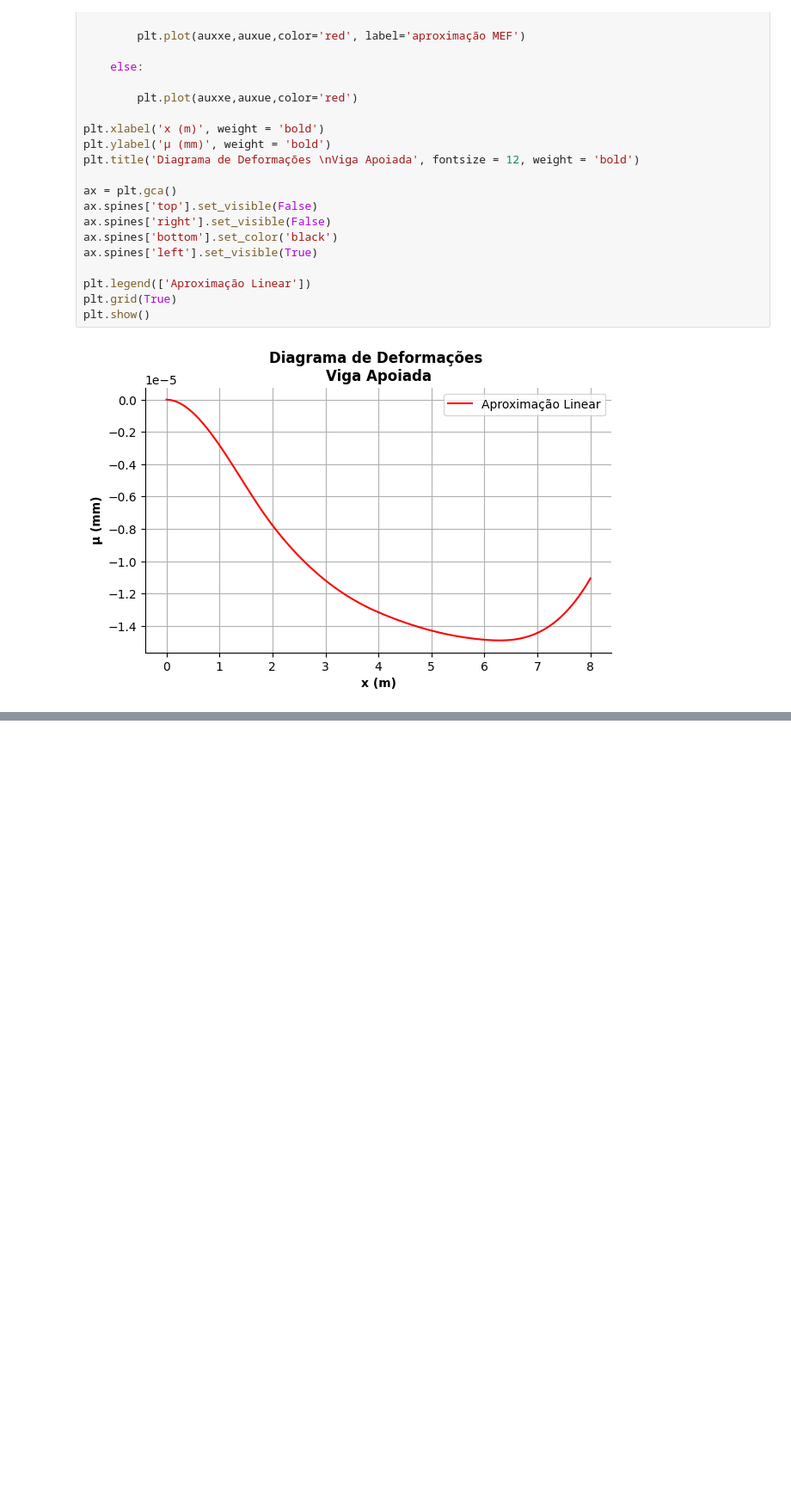
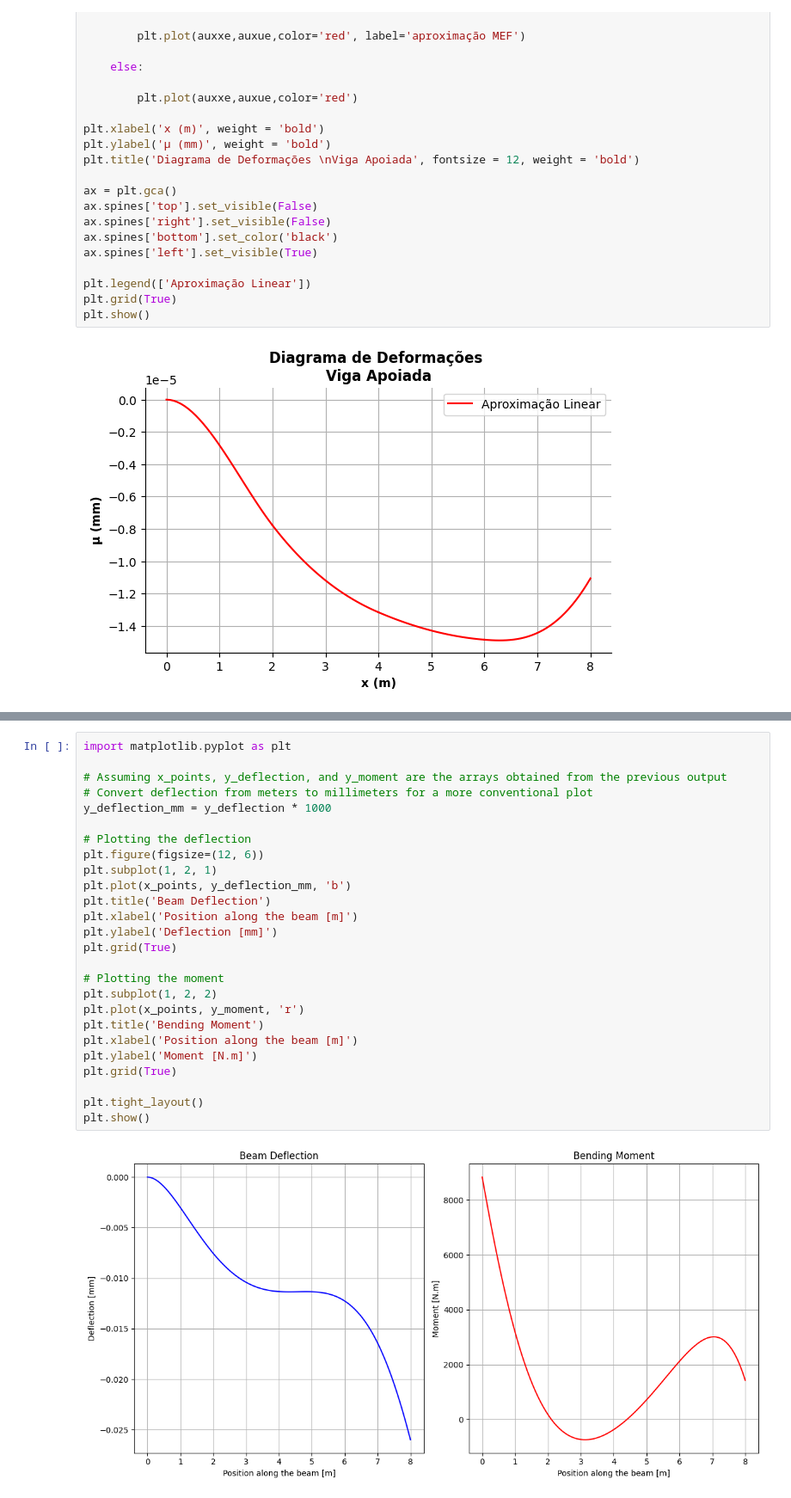
Before and after one commit to pedrogasparotti/MEF, a Jupyter notebook: T1_Q4_Elementosfinitos_pedro_e_bala.ipynb, the cells around one changed output, grey strips where cells are left out. Shown: that part at 86% size. Saved outputs shown, nothing was run; the diff lists cells and outputs as text; blank space fills up the shorter version.

```diff
--- a/T1_Q4_Elementosfinitos_pedro_e_bala.ipynb
+++ b/T1_Q4_Elementosfinitos_pedro_e_bala.ipynb
@@ -256,0 +428,28 @@ plt.show()
+# %%
+import matplotlib.pyplot as plt
+
+# Assuming x_points, y_deflection, and y_moment are the arrays obtained from the previous output
+# Convert deflection from meters to millimeters for a more conventional plot
+y_deflection_mm = y_deflection * 1000
+
+# Plotting the deflection
+plt.figure(figsize=(12, 6))
+plt.subplot(1, 2, 1)
+plt.plot(x_points, y_deflection_mm, 'b')
+plt.title('Beam Deflection')
+plt.xlabel('Position along the beam [m]')
+plt.ylabel('Deflection [mm]')
+plt.grid(True)
+
+# Plotting the moment
+plt.subplot(1, 2, 2)
+plt.plot(x_points, y_moment, 'r')
+plt.title('Bending Moment')
+plt.xlabel('Position along the beam [m]')
+plt.ylabel('Moment [N.m]')
+plt.grid(True)
+
+plt.tight_layout()
+plt.show()
+# %% [output]
+[figure, added]
```
Also changed, not shown: parts of 9 cells of this notebook, 2 other files.
